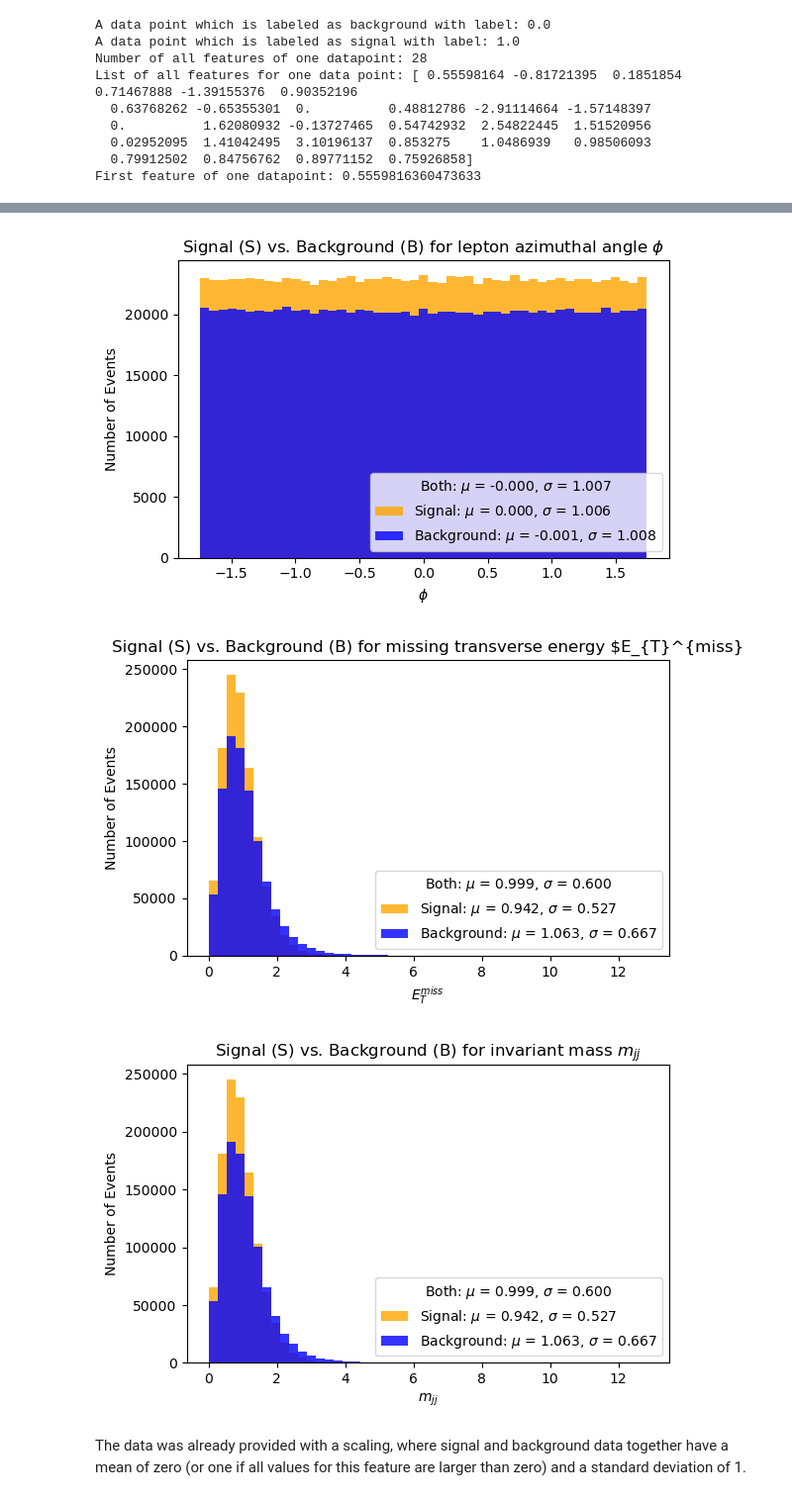
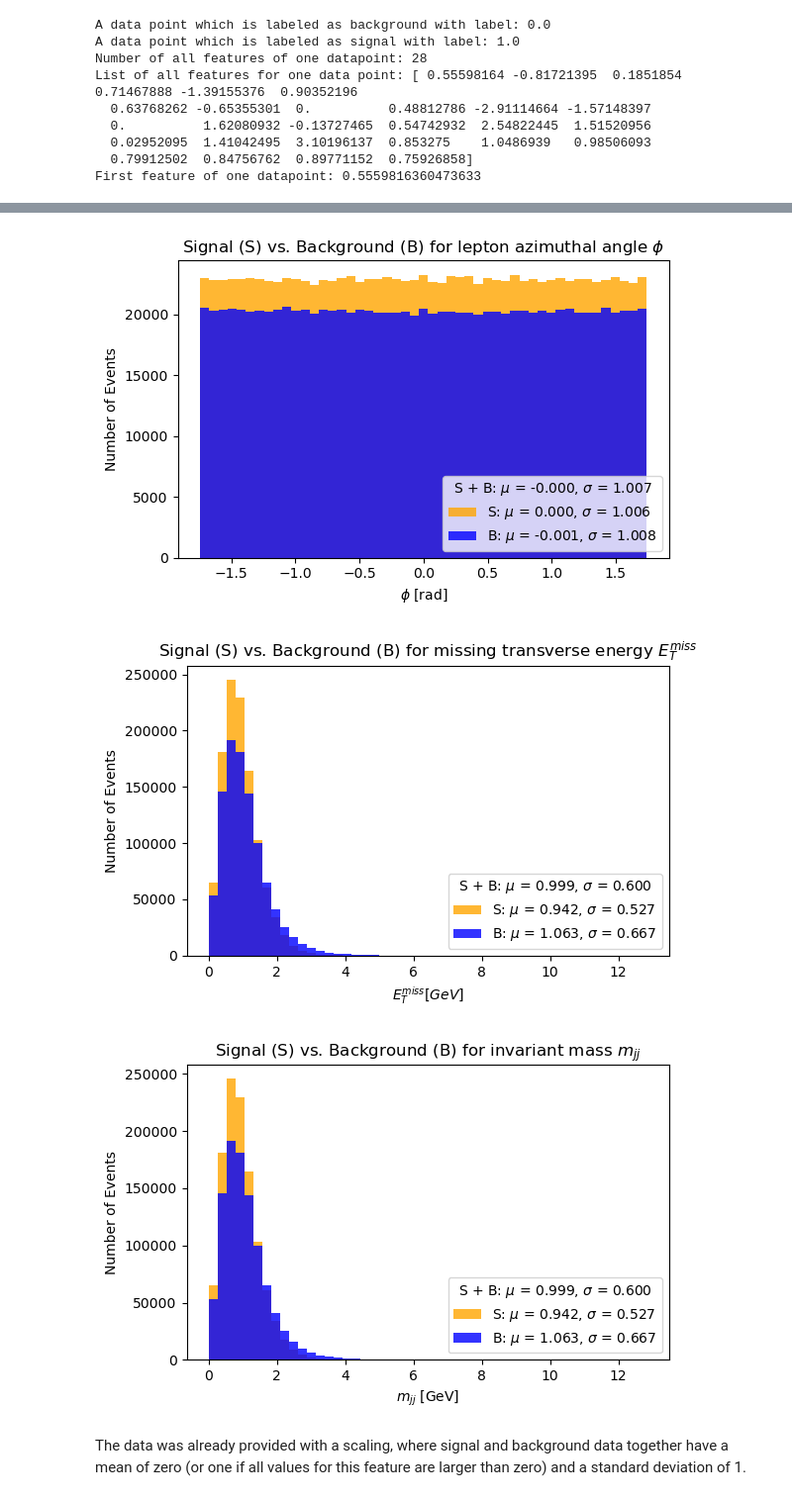
Before and after one commit to lbovet8/phys152-2026, a Jupyter notebook: Projects/HiggsProject.ipynb, the cells around one changed output, grey strips where cells are left out. Shown at 99% size. Saved outputs shown, nothing was run; the diff lists cells and outputs as text; code cells hidden in the pictures.

```diff
--- a/Projects/HiggsProject.ipynb
+++ b/Projects/HiggsProject.ipynb
@@ -127,9 +130,9 @@ def plot_one_feature(training_input_data, training_output_data, feature_int, x_l
   mean_all = training_input_data[:, feature_int].mean()
   std_all  = training_input_data[:, feature_int].std()
 
-  label_text_0 = rf"Background: $\mu$ = {mean_0:.3f}, $\sigma$ = {std_0:.3f}"
-  label_text_1 = rf"Signal: $\mu$ = {mean_1:.3f}, $\sigma$ = {std_1:.3f}"
-  text = rf"Both: $\mu$ = {mean_all:.3f}, $\sigma$ = {std_all:.3f}"
+  label_text_0 = rf"B: $\mu$ = {mean_0:.3f}, $\sigma$ = {std_0:.3f}"
+  label_text_1 = rf"S: $\mu$ = {mean_1:.3f}, $\sigma$ = {std_1:.3f}"
+  text = rf"S + B: $\mu$ = {mean_all:.3f}, $\sigma$ = {std_all:.3f}"
 
 
   # Plot
@@ -144,9 +147,10 @@ def plot_one_feature(training_input_data, training_output_data, feature_int, x_l
   plt.show()
 # %%
 #plot_one_feature(training_input_data, training_output_data, feature_int, x_label_str, title_str):
-plot_one_feature(X_train, y_train, 0, r'$p_T$', r'Signal (S) vs. Background (B) for lepton transverse momentum $p_T$')
+plot_one_feature(X_train, y_train, 0, r'$p_T$ [GeV]', r'Signal (S) vs. Background (B) for lepton transverse momentum $p_T$')
 plot_one_feature(X_train, y_train, 1, r'$\eta$', r'Signal (S) vs. Background (B) for lepton pseudorapidity $\eta$')
-plot_one_feature(X_train, y_train, 2, r'$\phi$', r'Signal (S) vs. Background (B) for lepton azimuthal angle $\phi$')
-plot_one_feature(X_train, y_train, 3, r'$E_{T}^{miss}$', r'Signal (S) vs. Background (B) for missing transverse energy $E_{T}^{miss}')
-plot_one_feature(X_train, y_train, 3, r'$m_{jj}$', r'Signal (S) vs. Background (B) for invariant mass $m_{jj}$')
+plot_one_feature(X_train, y_train, 2, r'$\phi$ [rad]', r'Signal (S) vs. Background (B) for lepton azimuthal angle $\phi$')
+plot_one_feature(X_train, y_train, 3, r'$E_{T}^{miss} [GeV]$', r'Signal (S) vs. Background (B) for missing transverse energy $E_{T}^{miss}$')
+plot_one_feature(X_train, y_train, 21, r'$m_{jj}$ [GeV]', r'Signal (S) vs. Background (B) for invariant mass $m_{jj}$')
+plot_one_feature(X_train, y_train, 25, r'$m_{b \bar{b}}$ [GeV]', r'Signal (S) vs. Background (B) for invariant mass $m_{b \bar{b}}$')
 # %% [output]
@@ -155,6 +159,6 @@ plot_one_feature(X_train, y_train, 3, r'$m_{jj}$', r'Signal (S) vs. Background (
-[figure, old version]
+[figure, new version]
-[figure, old version]
+[figure, new version]
-[figure, old version]
+[figure, new version]
 # %% [markdown]
 The data was already provided with a scaling, where signal and background data together have a mean of zero (or one if all values for this feature are larger than zero) and a standard deviation of 1.
 # %% [markdown]
```
Also changed, not shown: parts of 15 cells of this notebook.
